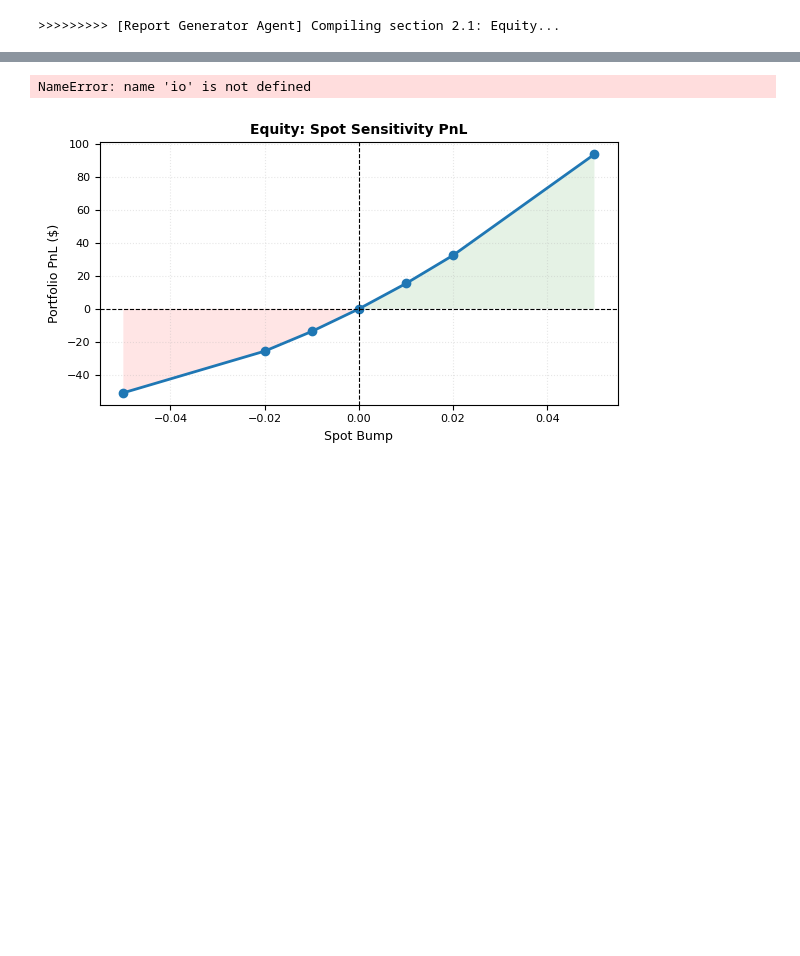
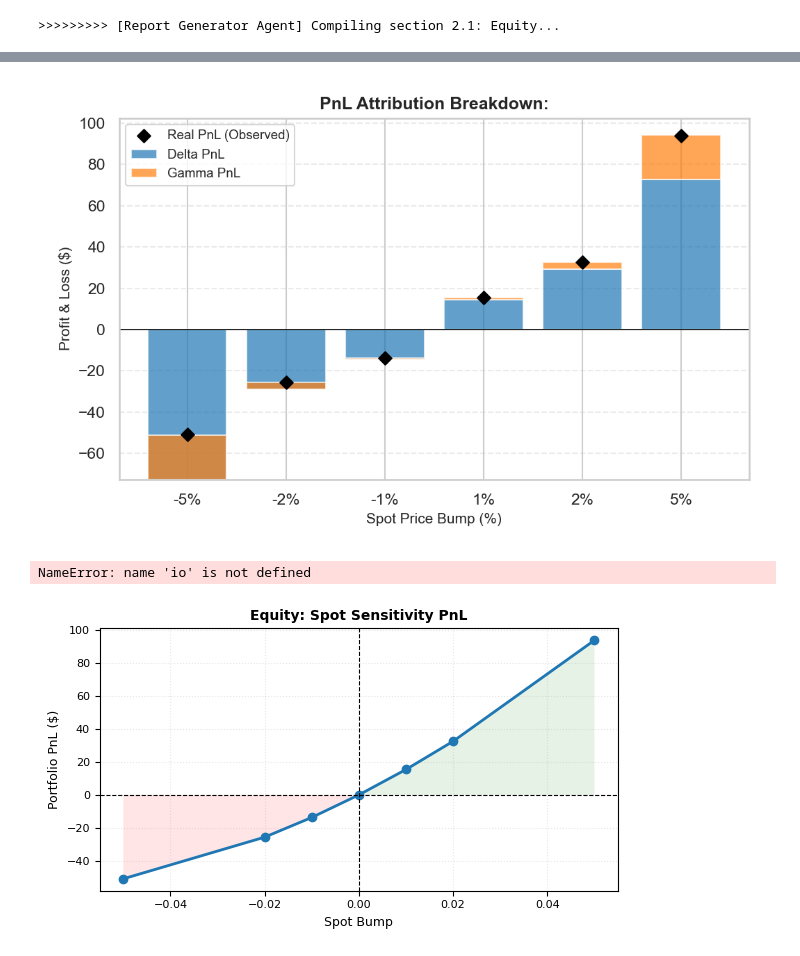
Before and after one commit to davidzgu/model_doc_automation, a Jupyter notebook: notebooks/dev/dev_multi_agent.ipynb, the cells around one changed output, grey strips where cells are left out. Cells and saved outputs as stored; diff of their text form; code cells hidden in the pictures; blank space fills up the shorter version.

```diff
--- a/notebooks/dev/dev_multi_agent.ipynb
+++ b/notebooks/dev/dev_multi_agent.ipynb
@@ -1354,0 +1446,29 @@ display(Image(data=img_reg.getvalue()))
+# %%
+def aggregate_spot_sensitivity_data(df):
+    prefix = f"sensitivity_scen_spot_bump_"
+    all_bump_cols = [c for c in df.columns if prefix in c]
+    bump_zero_col = f'sensitivity_scen_spot_bump_0'
+    if bump_zero_col in df.columns:
+        df['base_value'] = df[bump_zero_col]
+        analysis_cols = [c for c in all_bump_cols if c != bump_zero_col]
+    else:
+        df['base_value'] = df['price']
+        analysis_cols = all_bump_cols
+
+    id_vars = ['underlying', 'delta', 'gamma', 'S', 'base_value']
+    df_long = df.melt(
+        id_vars=id_vars,
+        value_vars=analysis_cols,
+        var_name='scenario_name',
+        value_name='scenario_price'
+    )
+    df_long['spot_bump'] = df_long['scenario_name'].str.replace(f'sensitivity_scen_spot_bump_', '').astype(float)
+    df_long['dS'] = df_long['S'] * df_long['spot_bump']
+    df_long['real_pnl'] = df_long['scenario_price'] - df_long['base_value']
+    df_long['delta_pnl'] = df_long['delta'] * df_long['dS']
+    df_long['gamma_pnl'] = 0.5 * df_long['gamma'] * (df_long['dS']**2)
+    df_long['expect_pnl'] = df_long['delta_pnl'] + df_long['gamma_pnl']
+    df_long['residual_pnl'] = df_long['real_pnl'] - df_long['expect_pnl']
+    final_cols = ['underlying', f'{scenario_type}_bump', 'real_pnl', 'delta_pnl', 'gamma_pnl', 'expect_pnl', 'residual_pnl']
+    return df_long[final_cols]
+aggregate_sensitivity_data(df)
@@ -1401,6 +1643,8 @@ from bsm_multi_agents.agents.report_generator_node import (
 
 df = sensitivity_test_results_sub
 # %%
-df_spot = aggregate_sensitivity_data(df, 'spot')
-df_vol = aggregate_sensitivity_data(df, 'vol')
-df_rate = aggregate_sensitivity_data(df, 'rate')
+df_spot = aggregate_spot_sensitivity_data(df)
+df_vol = aggregate_vol_sensitivity_data(df)
+
+spot_str = df_spot.to_markdown(index=False) if df_spot is not None else "No Data"
+vol_str = df_vol.to_markdown(index=False) if df_vol is not None else "No Data"
@@ -1407,3 +1724,8 @@ df_rate = aggregate_sensitivity_data(df, 'rate')
+# %%
+img_spot = create_spot_sensitivity_chart(df_spot)
+display(Image(data=img_spot.getvalue()))
+# %% [output]
+[figure, added]
 # %%
 img_spot = create_sensitivity_chart(df_spot, 'spot', asset)
 display(Image(data=img_spot.getvalue()))
```
Also changed, not shown: parts of 42 cells of this notebook, 9 other files.
